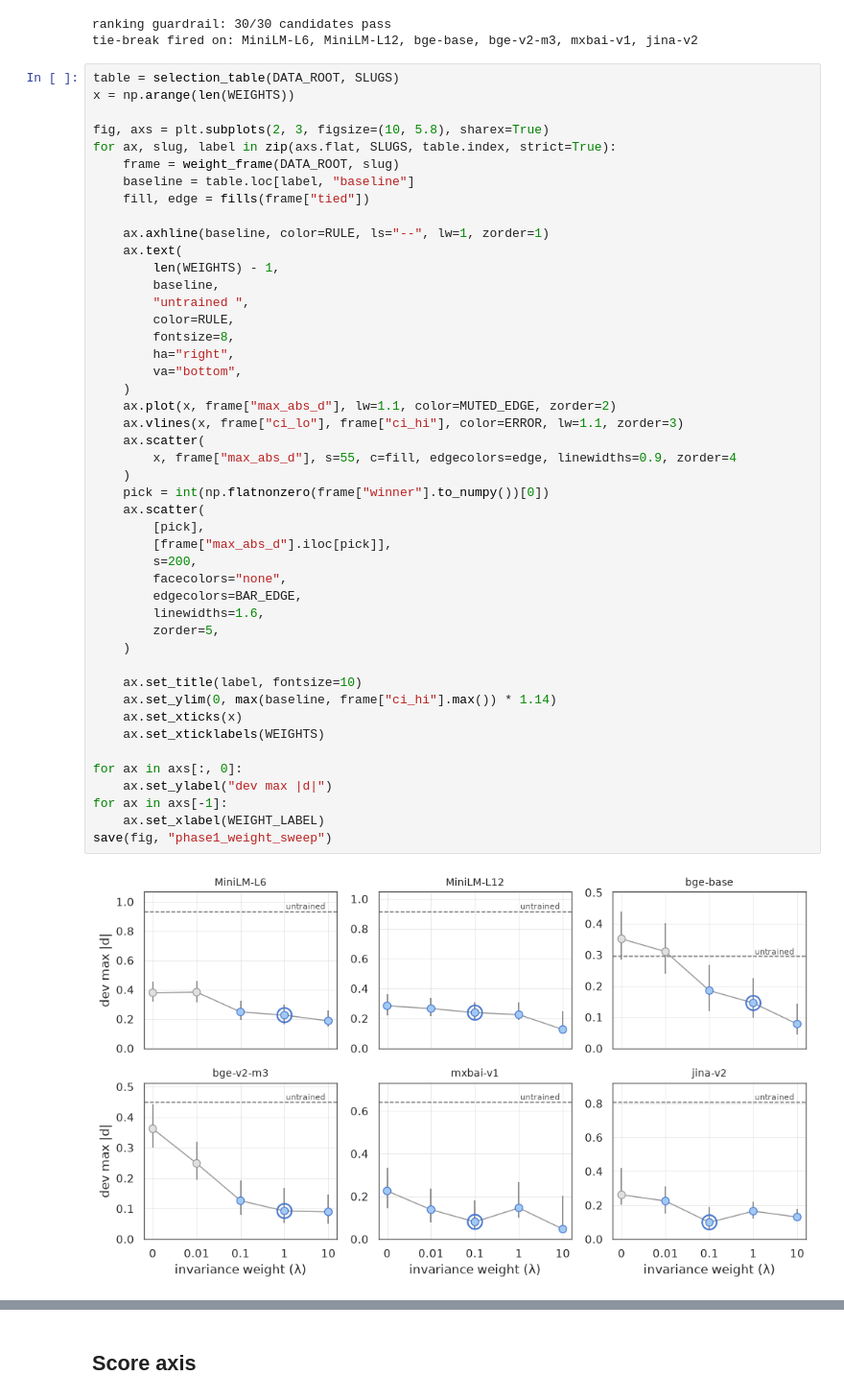
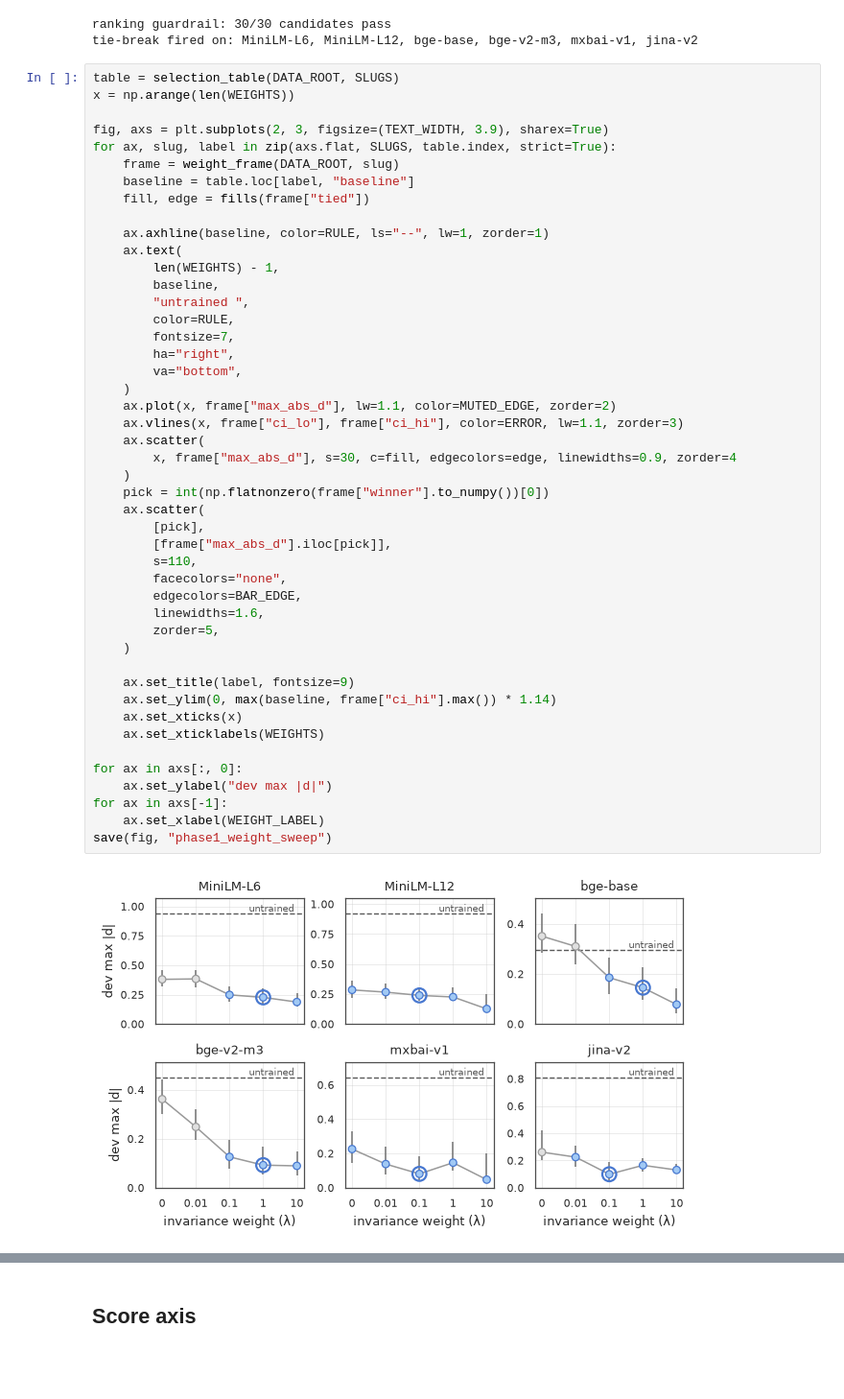
Before and after one commit to foad/format-sensitivity-reranking, a Jupyter notebook: notebooks/h2/h2_analysis.ipynb, the cells around one changed output, grey strips where cells are left out. Shown at 96% size. Drawn from its saved outputs; the diff is of its cells as text; blank space fills up the shorter version.

```diff
--- a/notebooks/h2/h2_analysis.ipynb
+++ b/notebooks/h2/h2_analysis.ipynb
@@ -110,7 +162,7 @@ tie-break fired on: MiniLM-L6, MiniLM-L12, bge-base, bge-v2-m3, mxbai-v1, jina-v
 table = selection_table(DATA_ROOT, SLUGS)
 x = np.arange(len(WEIGHTS))
 
-fig, axs = plt.subplots(2, 3, figsize=(10, 5.8), sharex=True)
+fig, axs = plt.subplots(2, 3, figsize=(TEXT_WIDTH, 3.9), sharex=True)
 for ax, slug, label in zip(axs.flat, SLUGS, table.index, strict=True):
     frame = weight_frame(DATA_ROOT, slug)
     baseline = table.loc[label, "baseline"]
@@ -122,38 +174,38 @@ for ax, slug, label in zip(axs.flat, SLUGS, table.index, strict=True):
         baseline,
         "untrained ",
         color=RULE,
-        fontsize=8,
+        fontsize=7,
         ha="right",
         va="bottom",
     )
     ax.plot(x, frame["max_abs_d"], lw=1.1, color=MUTED_EDGE, zorder=2)
     ax.vlines(x, frame["ci_lo"], frame["ci_hi"], color=ERROR, lw=1.1, zorder=3)
     ax.scatter(
-        x, frame["max_abs_d"], s=55, c=fill, edgecolors=edge, linewidths=0.9, zorder=4
+        x, frame["max_abs_d"], s=30, c=fill, edgecolors=edge, linewidths=0.9, zorder=4
     )
     pick = int(np.flatnonzero(frame["winner"].to_numpy())[0])
     ax.scatter(
         [pick],
         [frame["max_abs_d"].iloc[pick]],
-        s=200,
+        s=110,
         facecolors="none",
         edgecolors=BAR_EDGE,
         linewidths=1.6,
         zorder=5,
     )
 
-    ax.set_title(label, fontsize=10)
+    ax.set_title(label, fontsize=9)
     ax.set_ylim(0, max(baseline, frame["ci_hi"].max()) * 1.14)
     ax.set_xticks(x)
     ax.set_xticklabels(WEIGHTS)
 
 for ax in axs[:, 0]:
     ax.set_ylabel("dev max |d|")
 for ax in axs[-1]:
     ax.set_xlabel(WEIGHT_LABEL)
 save(fig, "phase1_weight_sweep")
 # %% [output]
-[figure, old version]
+[figure, new version]
 # %% [markdown]
 bge-base is the only model whose rank-only control is more format-sensitive than
 the untrained checkpoint, at 0.351 against 0.295. LoRA fine-tuning alone
```
Also changed, not shown: parts of 29 cells of this notebook, 19 other files.
